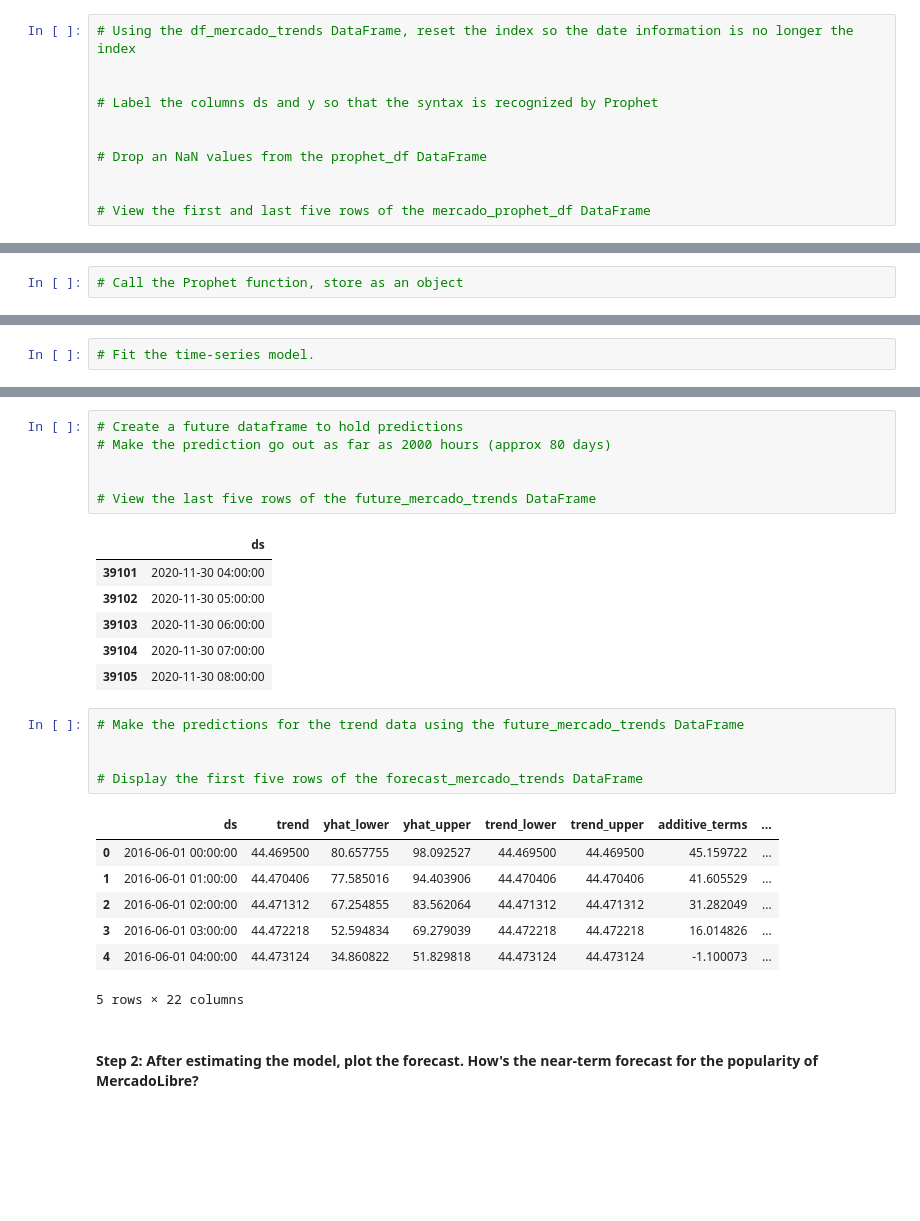
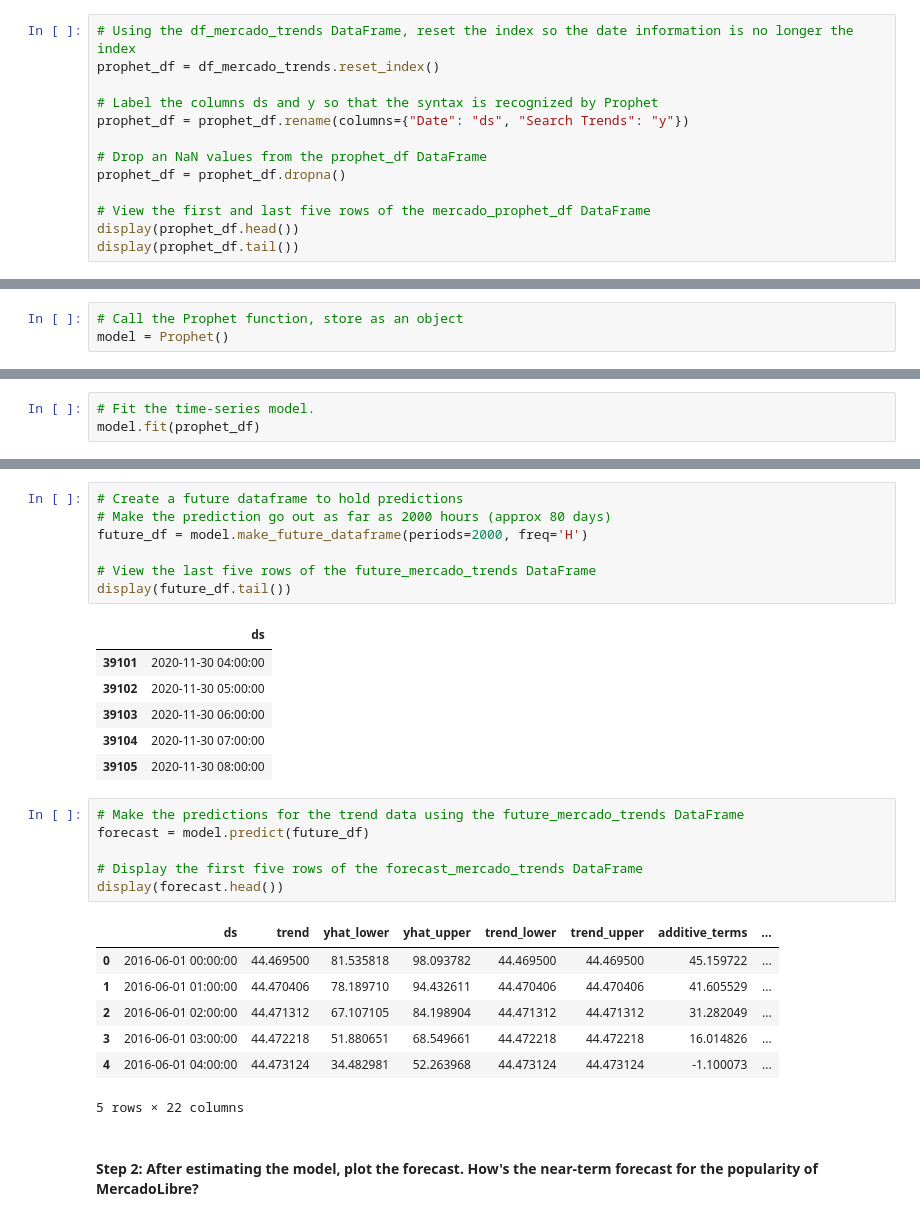
Before and after one commit to pooleel/prophet-challenge, a Jupyter notebook: forecasting_net_prophet.ipynb, the cells around one changed output, grey strips where cells are left out. Drawn from its saved outputs; the diff is of its cells as text; blank space fills up the shorter version.

```diff
--- a/forecasting_net_prophet.ipynb
+++ b/forecasting_net_prophet.ipynb
@@ -432,15 +440,17 @@ Now, you need to produce a time series model that analyzes and forecasts pattern
 #### Step 1: Set up the Google search data for a Prophet forecasting model.
 # %%
 # Using the df_mercado_trends DataFrame, reset the index so the date information is no longer the index
-
+prophet_df = df_mercado_trends.reset_index()
 
 # Label the columns ds and y so that the syntax is recognized by Prophet
-
+prophet_df = prophet_df.rename(columns={"Date": "ds", "Search Trends": "y"})
 
 # Drop an NaN values from the prophet_df DataFrame
-
+prophet_df = prophet_df.dropna()
 
 # View the first and last five rows of the mercado_prophet_df DataFrame
+display(prophet_df.head())
+display(prophet_df.tail())
 # %% [output]
 |  | ds | y |
 | 0 | 2016-06-01 00:00:00 | 97 |
@@ -456,3 +466,4 @@ Now, you need to produce a time series model that analyzes and forecasts pattern
 | 37105 | 2020-09-08 00:00:00 | 96 |
 # %%
 # Call the Prophet function, store as an object
+model = Prophet()
@@ -461,3 +470,4 @@ Now, you need to produce a time series model that analyzes and forecasts pattern
 # %%
 # Fit the time-series model.
+model.fit(prophet_df)
 # %% [output]
@@ -474,9 +484,10 @@ INFO:cmdstanpy:Chain [1] done processing
 # %%
 # Create a future dataframe to hold predictions
 # Make the prediction go out as far as 2000 hours (approx 80 days)
-
+future_df = model.make_future_dataframe(periods=2000, freq='H')
 
 # View the last five rows of the future_mercado_trends DataFrame
+display(future_df.tail())
 # %% [output]
 |  | ds |
 | 39101 | 2020-11-30 04:00:00 |
@@ -486,16 +497,17 @@ INFO:cmdstanpy:Chain [1] done processing
 | 39105 | 2020-11-30 08:00:00 |
 # %%
 # Make the predictions for the trend data using the future_mercado_trends DataFrame
-
+forecast = model.predict(future_df)
 
 # Display the first five rows of the forecast_mercado_trends DataFrame
+display(forecast.head())
 # %% [output]
 |  | ds | trend | yhat_lower | yhat_upper | trend_lower | trend_upper | additive_terms | ... |
-| 0 | 2016-06-01 00:00:00 | 44.469500 | 80.657755 | 98.092527 | 44.469500 | 44.469500 | 45.159722 | ... |
-| 1 | 2016-06-01 01:00:00 | 44.470406 | 77.585016 | 94.403906 | 44.470406 | 44.470406 | 41.605529 | ... |
-| 2 | 2016-06-01 02:00:00 | 44.471312 | 67.254855 | 83.562064 | 44.471312 | 44.471312 | 31.282049 | ... |
-| 3 | 2016-06-01 03:00:00 | 44.472218 | 52.594834 | 69.279039 | 44.472218 | 44.472218 | 16.014826 | ... |
-| 4 | 2016-06-01 04:00:00 | 44.473124 | 34.860822 | 51.829818 | 44.473124 | 44.473124 | -1.100073 | ... |
+| 0 | 2016-06-01 00:00:00 | 44.469500 | 81.535818 | 98.093782 | 44.469500 | 44.469500 | 45.159722 | ... |
+| 1 | 2016-06-01 01:00:00 | 44.470406 | 78.189710 | 94.432611 | 44.470406 | 44.470406 | 41.605529 | ... |
+| 2 | 2016-06-01 02:00:00 | 44.471312 | 67.107105 | 84.198904 | 44.471312 | 44.471312 | 31.282049 | ... |
+| 3 | 2016-06-01 03:00:00 | 44.472218 | 51.880651 | 68.549661 | 44.472218 | 44.472218 | 16.014826 | ... |
+| 4 | 2016-06-01 04:00:00 | 44.473124 | 34.482981 | 52.263968 | 44.473124 | 44.473124 | -1.100073 | ... |
 5 rows × 22 columns
 # %% [markdown]
 #### Step 2: After estimating the model, plot the forecast. How's the near-term forecast for the popularity of MercadoLibre?
```
Also changed, not shown: parts of 13 cells of this notebook.
